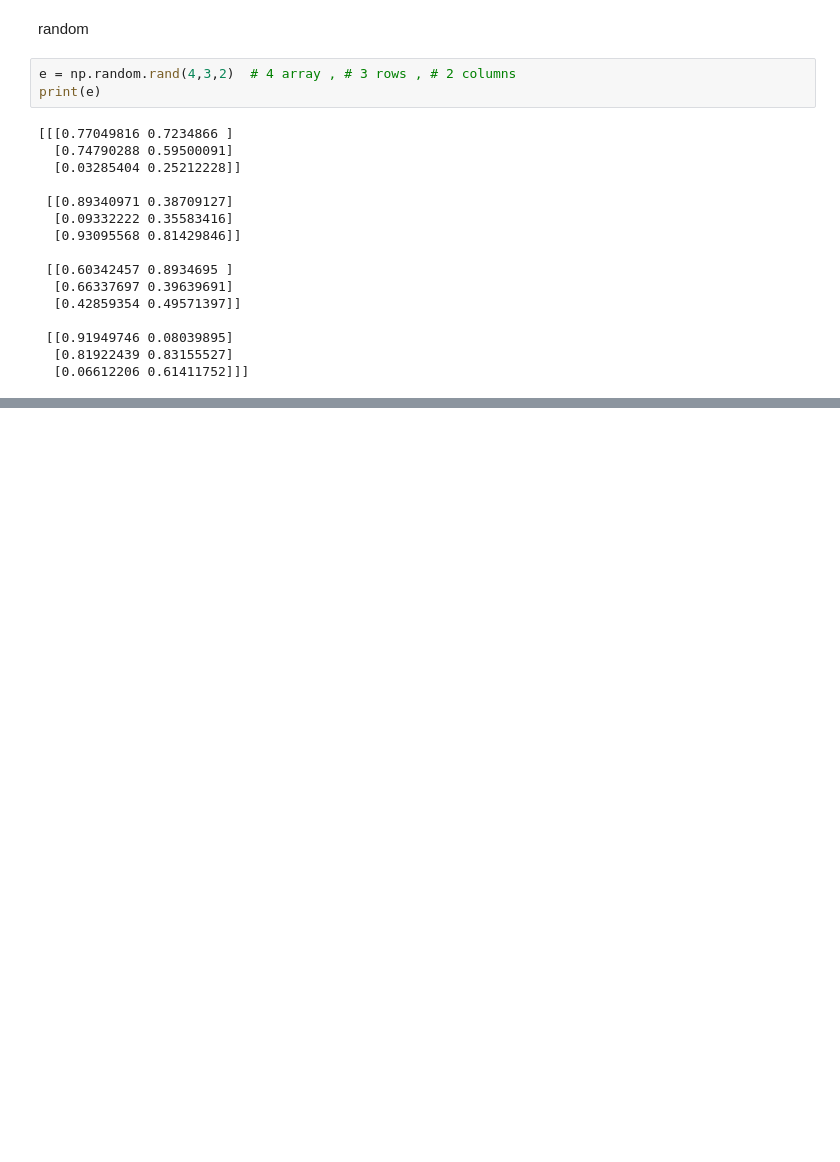
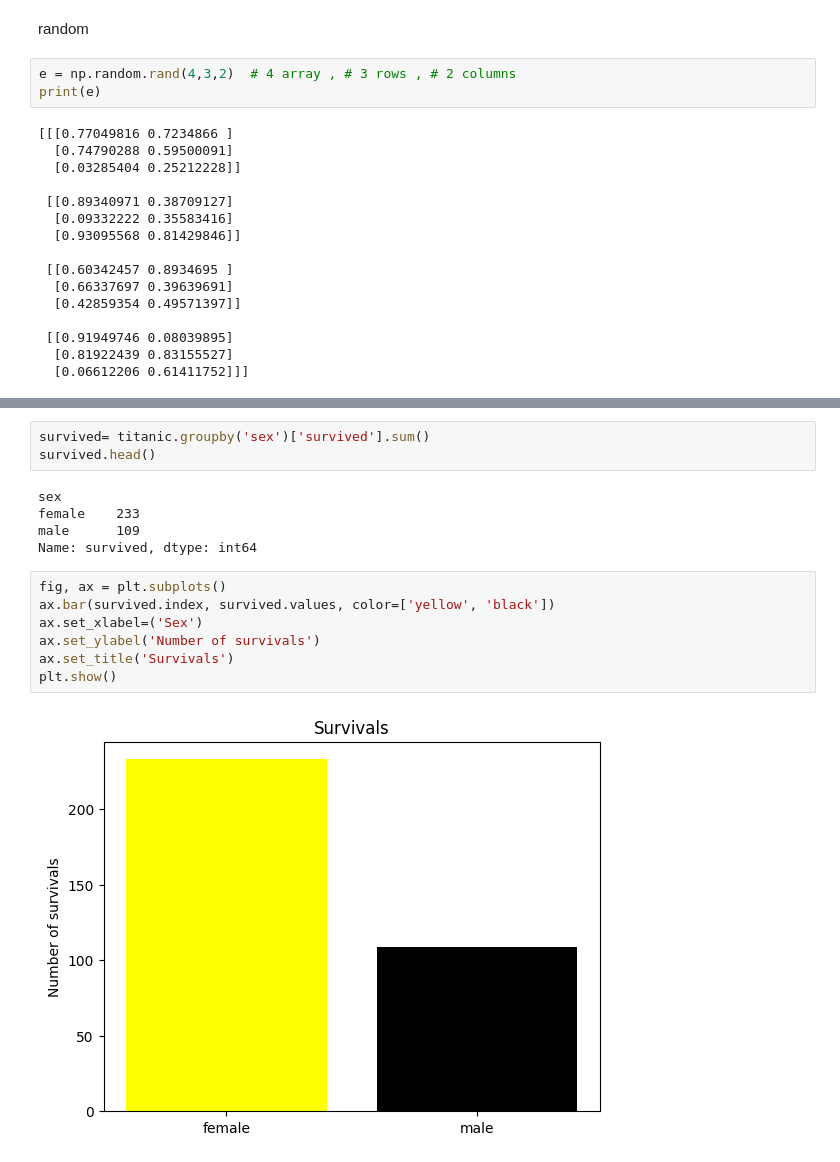
Before and after one commit to esaid/MachineLearning_pandas, a Jupyter notebook: Tutorial_ML.ipynb, the cells around one changed output, grey strips where cells are left out. Cells and saved outputs as stored; diff of their text form; blank space fills up the shorter version.

```diff
--- a/Tutorial_ML.ipynb
+++ b/Tutorial_ML.ipynb
@@ -1119,0 +1179,17 @@ print(e)
+# %%
+survived= titanic.groupby('sex')['survived'].sum()
+survived.head()
+# %% [output]
+sex
+female    233
+male      109
+Name: survived, dtype: int64
+# %%
+fig, ax = plt.subplots()
+ax.bar(survived.index, survived.values, color=['yellow', 'black'])
+ax.set_xlabel=('Sex')
+ax.set_ylabel('Number of survivals')
+ax.set_title('Survivals')
+plt.show()
+# %% [output]
+[figure, added]
```
Also changed, not shown: parts of 23 cells of this notebook.
